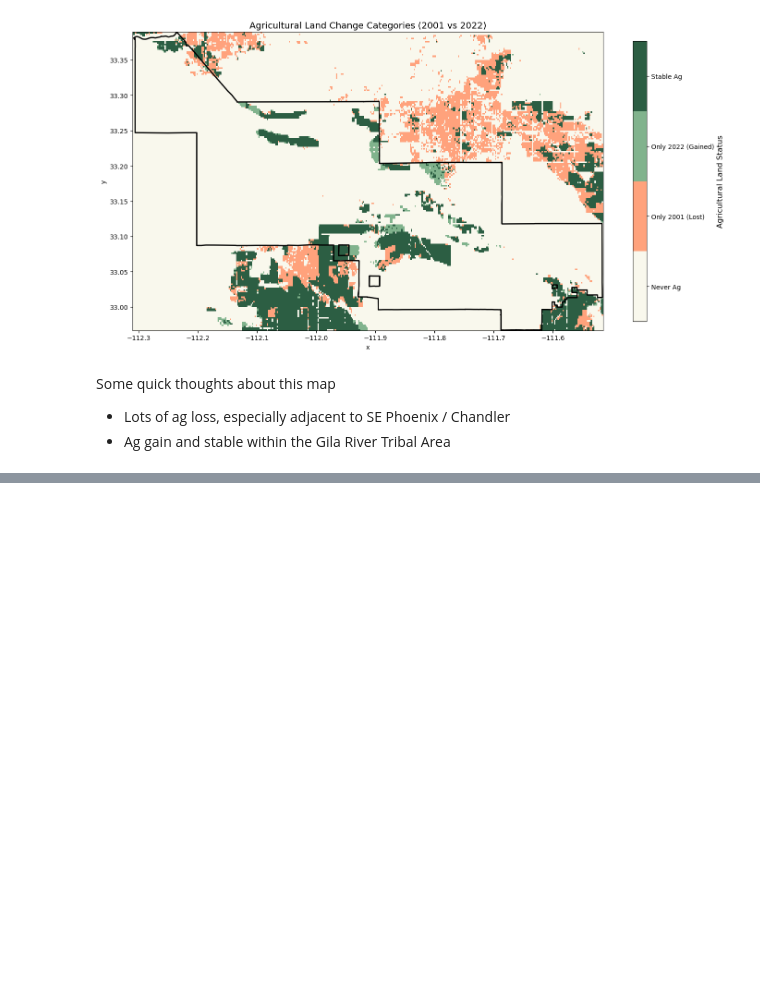
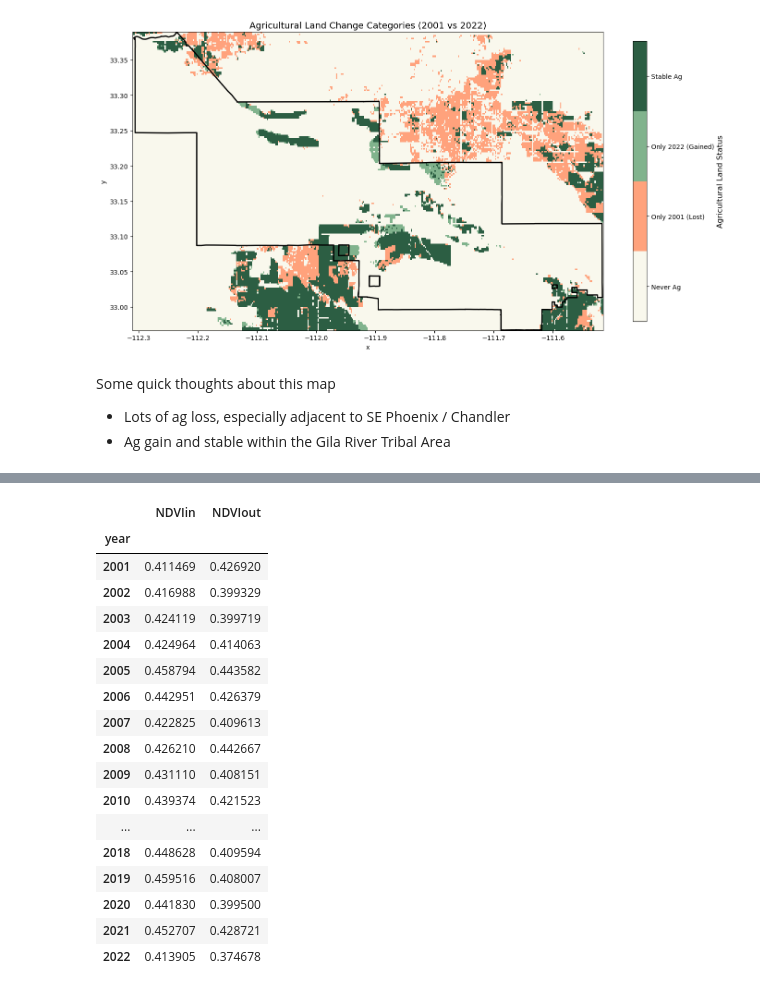
Before and after one commit to earthlab-education/04-vegetation-natshoff, a Jupyter notebook: notebooks/vegetation-05-portfolio.ipynb, the cells around one changed output, grey strips where cells are left out. Saved outputs shown, nothing was run; the diff lists cells and outputs as text; code cells hidden in the pictures; blank space fills up the shorter version.

```diff
--- a/notebooks/vegetation-05-portfolio.ipynb
+++ b/notebooks/vegetation-05-portfolio.ipynb
@@ -293,0 +393,28 @@ cbar1.set_label("NDVI")
+# %%
+# Join inner and outer Gila Ag NDVI
+
+july_ag_ndvi_df = (july_AgNDVI_inside_df[['NDVI']]
+                .join(july_AgNDVI_outside_df[['NDVI']],
+                      lsuffix='in', rsuffix='out')
+                )
+
+july_ag_ndvi_df
+# %% [output]
+|  | NDVIin | NDVIout |
+| year |  |  |
+| 2001 | 0.411469 | 0.426920 |
+| 2002 | 0.416988 | 0.399329 |
+| 2003 | 0.424119 | 0.399719 |
+| 2004 | 0.424964 | 0.414063 |
+| 2005 | 0.458794 | 0.443582 |
+| 2006 | 0.442951 | 0.426379 |
+| 2007 | 0.422825 | 0.409613 |
+| 2008 | 0.426210 | 0.442667 |
+| 2009 | 0.431110 | 0.408151 |
+| 2010 | 0.439374 | 0.421523 |
+| ... | ... | ... |
+| 2018 | 0.448628 | 0.409594 |
+| 2019 | 0.459516 | 0.408007 |
+| 2020 | 0.441830 | 0.399500 |
+| 2021 | 0.452707 | 0.428721 |
+| 2022 | 0.413905 | 0.374678 |
```
Also changed, not shown: parts of 8 cells of this notebook, 1 other file.
